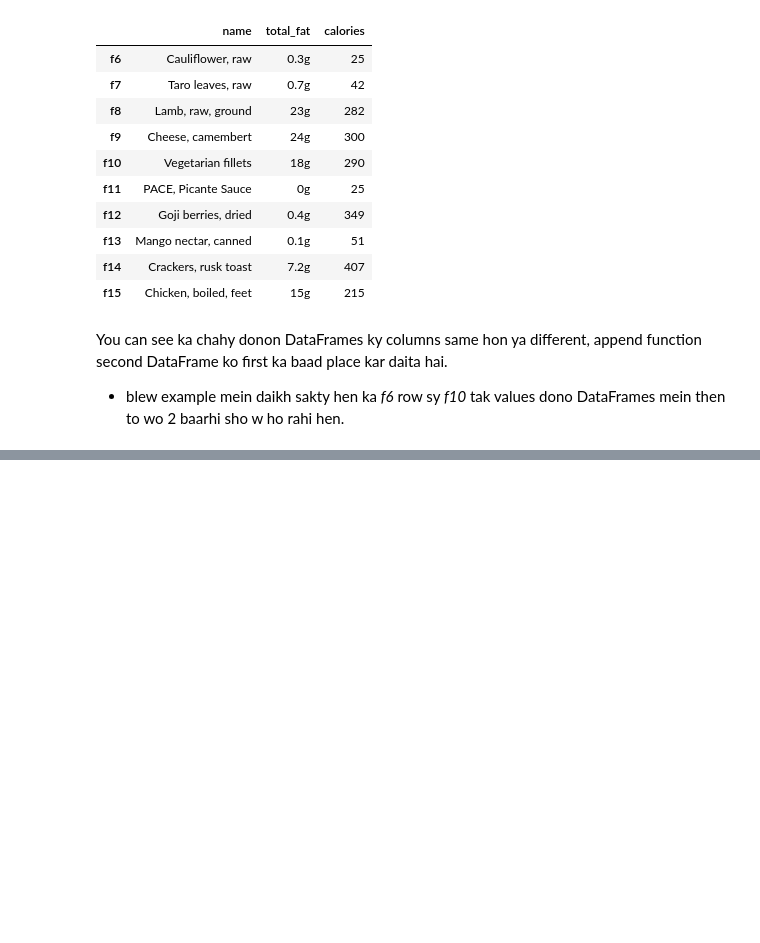
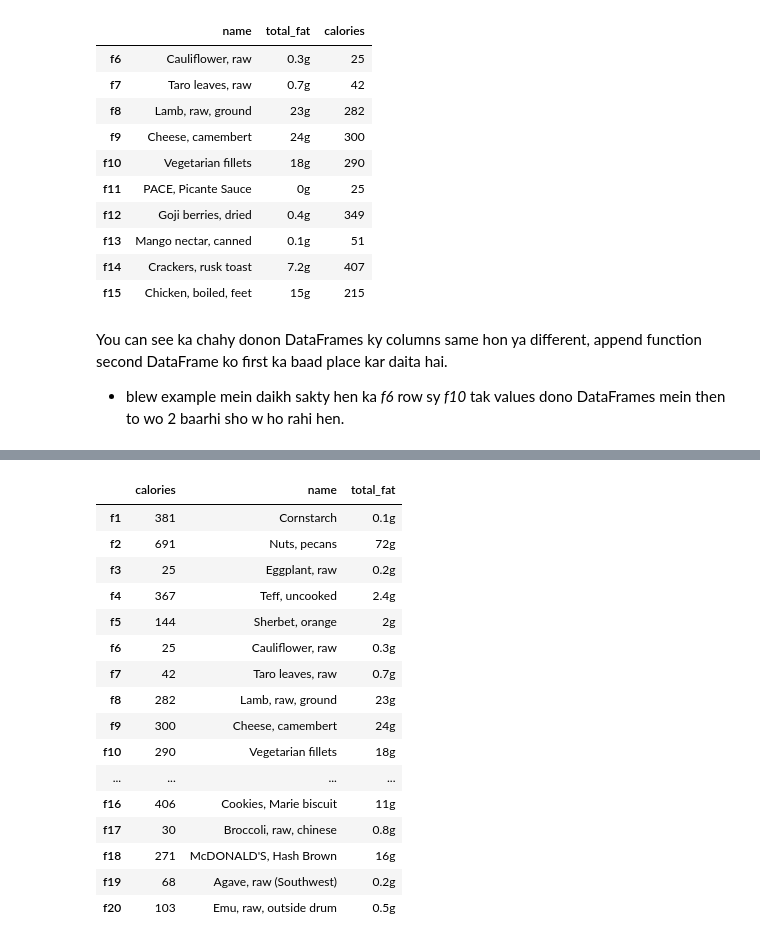
Before and after one commit to biyazejaan/Pandas_a_to_z, a Jupyter notebook: pandas_a_to_z.ipynb, the cells around one changed output, grey strips where cells are left out. Saved outputs shown, nothing was run; the diff lists cells and outputs as text; code cells hidden in the pictures; blank space fills up the shorter version.

```diff
--- a/pandas_a_to_z.ipynb
+++ b/pandas_a_to_z.ipynb
@@ -1902,0 +2000,21 @@ nutrition3
+# %%
+nutrition10 = nutrition1.append([nutrition2,nutrition3], sort = True)
+nutrition10
+# %% [output]
+|  | calories | name | total_fat |
+| f1 | 381 | Cornstarch | 0.1g |
+| f2 | 691 | Nuts, pecans | 72g |
+| f3 | 25 | Eggplant, raw | 0.2g |
+| f4 | 367 | Teff, uncooked | 2.4g |
+| f5 | 144 | Sherbet, orange | 2g |
+| f6 | 25 | Cauliflower, raw | 0.3g |
+| f7 | 42 | Taro leaves, raw | 0.7g |
+| f8 | 282 | Lamb, raw, ground | 23g |
+| f9 | 300 | Cheese, camembert | 24g |
+| f10 | 290 | Vegetarian fillets | 18g |
+| ... | ... | ... | ... |
+| f16 | 406 | Cookies, Marie biscuit | 11g |
+| f17 | 30 | Broccoli, raw, chinese | 0.8g |
+| f18 | 271 | McDONALD'S, Hash Brown | 16g |
+| f19 | 68 | Agave, raw (Southwest) | 0.2g |
+| f20 | 103 | Emu, raw, outside drum | 0.5g |
```
Also changed, not shown: parts of 10 cells of this notebook.
